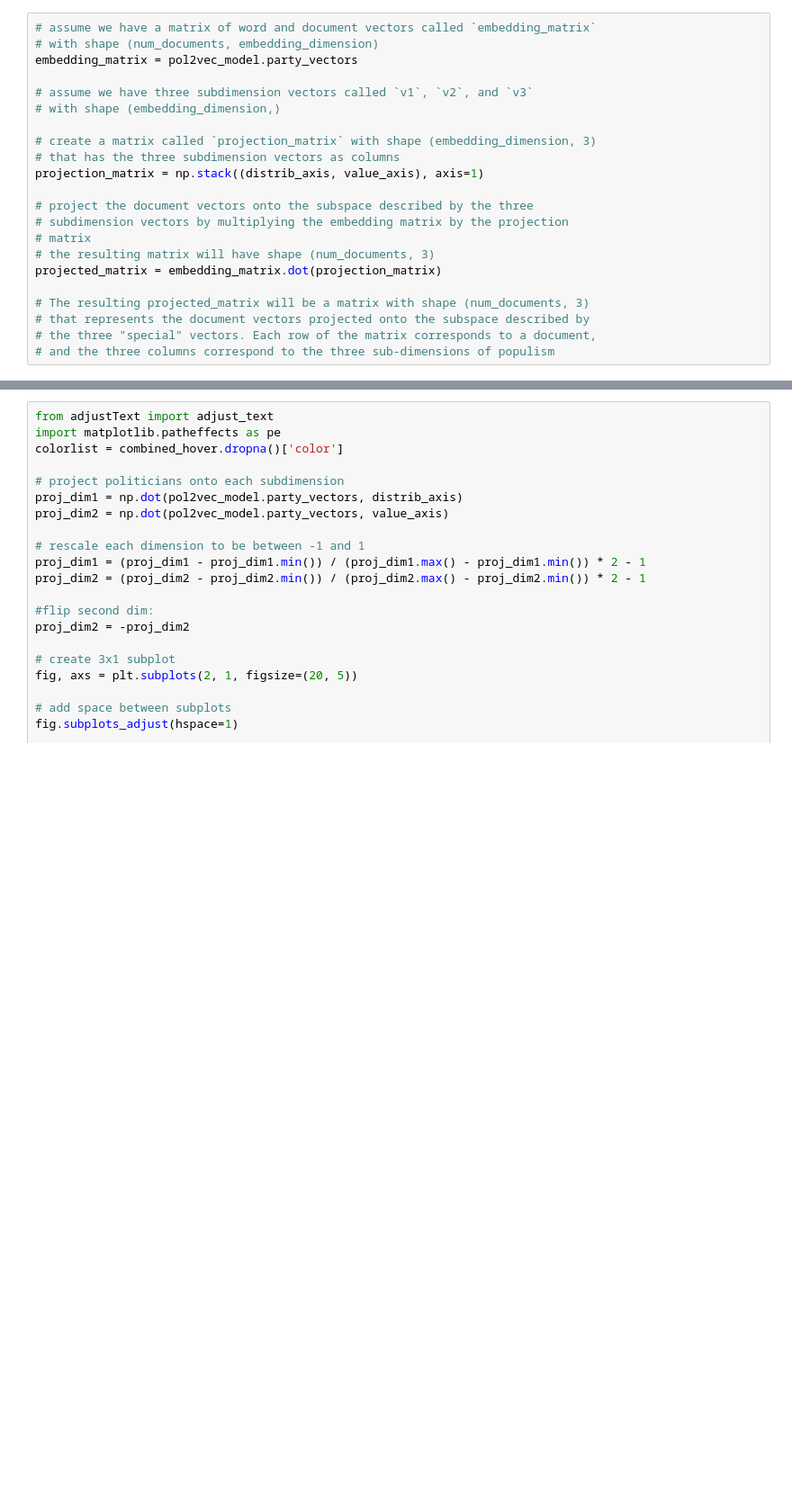
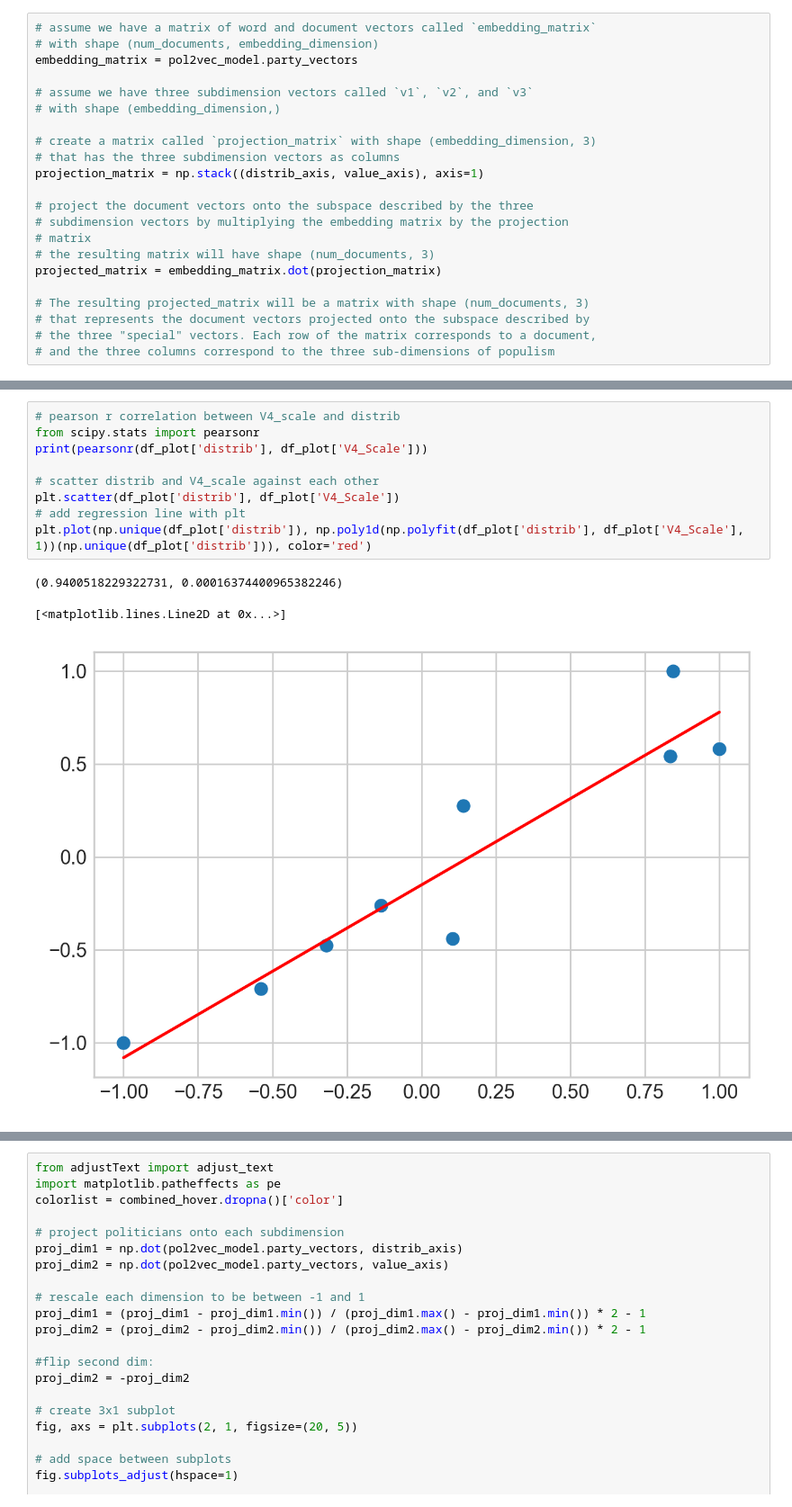
Before and after one commit to paride92/GeneralisedPoliticalScaling, a Jupyter notebook: project_ideology_sensitivity.ipynb, the cells around one changed output, grey strips where cells are left out. Shown at 90% size. Drawn from its saved outputs; the diff is of its cells as text; blank space fills up the shorter version.

```diff
--- a/project_ideology_sensitivity.ipynb
+++ b/project_ideology_sensitivity.ipynb
@@ -614,0 +764,13 @@ projected_matrix = embedding_matrix.dot(projection_matrix)
+# %%
+# pearson r correlation between V4_scale and distrib
+from scipy.stats import pearsonr
+print(pearsonr(df_plot['distrib'], df_plot['V4_Scale']))
+
+# scatter distrib and V4_scale against each other
+plt.scatter(df_plot['distrib'], df_plot['V4_Scale'])
+# add regression line with plt
+plt.plot(np.unique(df_plot['distrib']), np.poly1d(np.polyfit(df_plot['distrib'], df_plot['V4_Scale'], 1))(np.unique(df_plot['distrib'])), color='red')
+# %% [output]
+(0.9400518229322731, 0.00016374400965382246)
+[<matplotlib.lines.Line2D at 0x...>]
+[figure, added]
```
Also changed, not shown: parts of 24 cells of this notebook, 1 other file.
